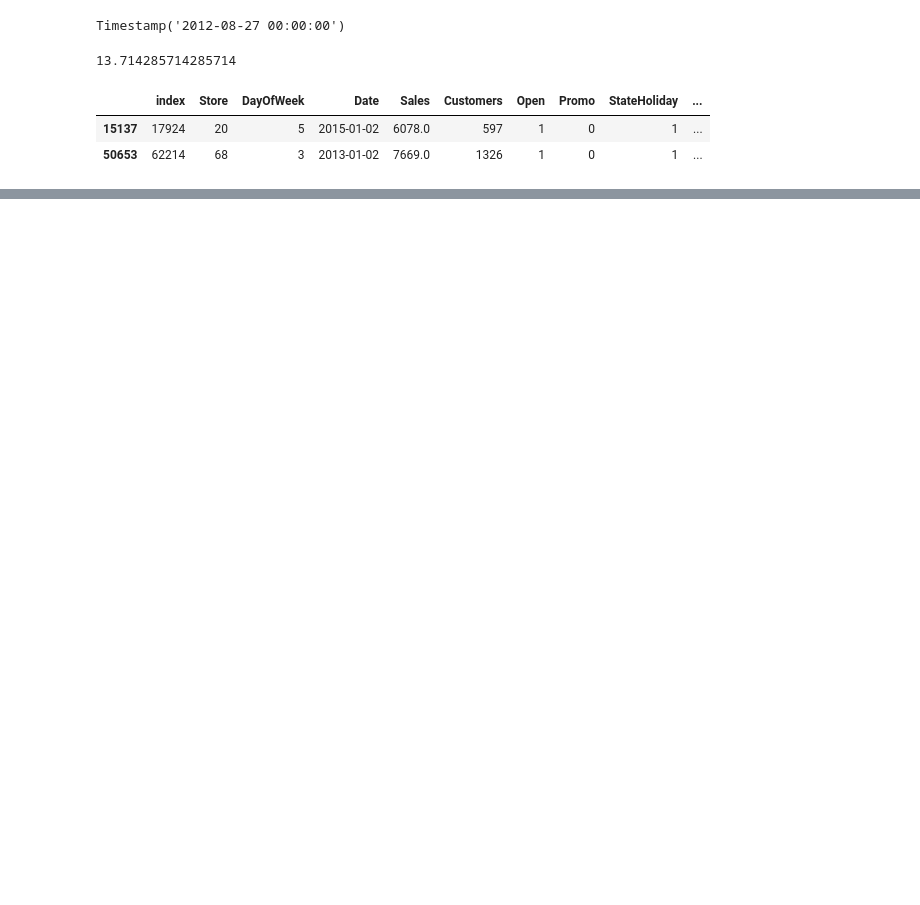
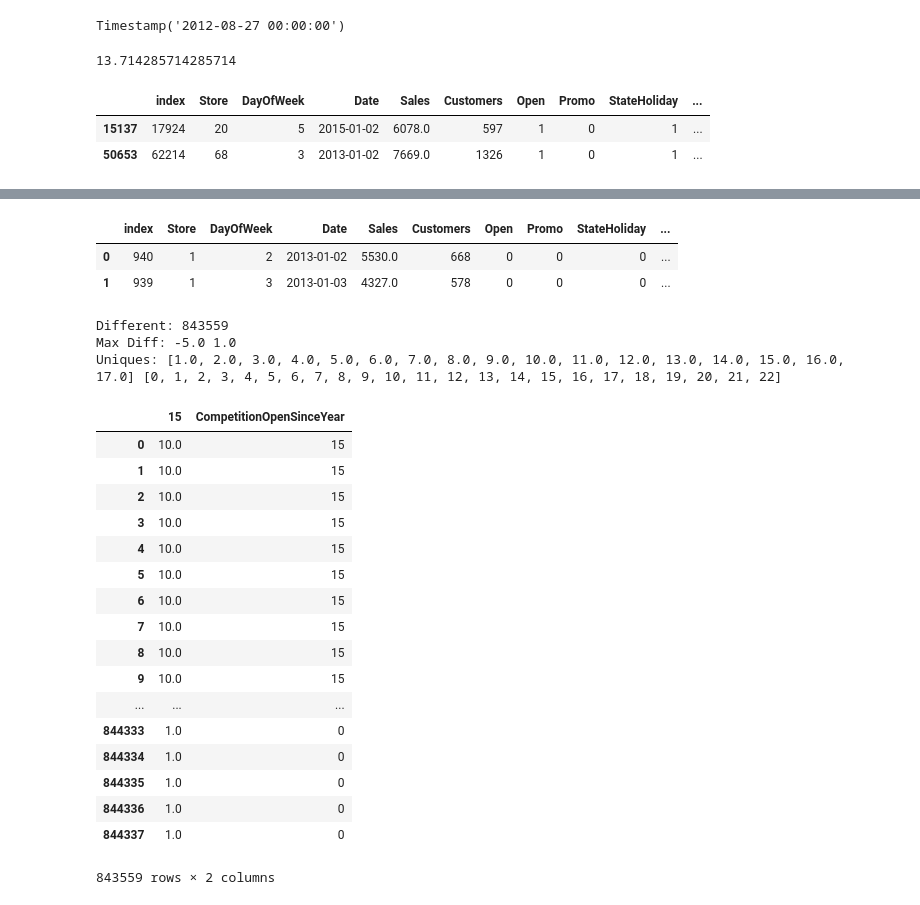
Before and after one commit to 7kbird/learning_notes, a Jupyter notebook: fast_ai/deeplearning/lesson14_rossman.ipynb, the cells around one changed output, grey strips where cells are left out. Drawn from its saved outputs; the diff is of its cells as text; code cells hidden in the pictures; blank space fills up the shorter version.

```diff
--- a/fast_ai/deeplearning/lesson14_rossman.ipynb
+++ b/fast_ai/deeplearning/lesson14_rossman.ipynb
@@ -1244,7 +1276,3 @@ array(['0', 'a', 'b', 'c'], dtype=object)
-# %%
-with open(os.path.join(data_root, 'train_processed.pkl'), 'rb') as f:
-    train_processed = pickle.load(f)
-train_processed = train_processed[train_processed.Sales!=0]
 # %%
 mapper = DataMapper(train_processed_k, max_cat_unique=30)
 mapper.fit()
@@ -1449,0 +1327,2 @@ mapper.fit(train_processed)
+# %%
+sorted_k = train_processed_k.sort_values(['0', '3', '4', '5']).reset_index(drop=True)
@@ -1449,0 +1381,28 @@ mapper.fit(train_processed)
+# %%
+sorted_t = sorted_t_back.copy()
+# %%
+from collections import OrderedDict
+
+def compare_df(k_name, t_name):
+    dic = OrderedDict()
+    dic[k_name] = sorted_k[k_name]
+    dic[t_name] = sorted_t[t_name]
+    if not np.allclose(sorted_k[k_name], sorted_t[t_name]):
+        print('Different:', np.count_nonzero((sorted_k[k_name] != sorted_t[t_name])))
+        print('Max Diff:', np.min(sorted_k[k_name] - sorted_t[t_name]), np.max(sorted_k[k_name] - sorted_t[t_name]))
+        unique_k, unique_t = sorted(sorted_k[k_name].unique()), sorted(sorted_t[t_name].unique())
+        if len(unique_k) < 20:
+            print('Uniques:', unique_k, unique_t)
+        else:
+            print('Uniques:', len(unique_k), len(unique_t))
+    else:
+        print('All same')
+    return pd.DataFrame.from_dict(dic)
+
+def show_diff(k_name, t_name, src=None):
+    if not src:
+        return compare_df(k_name, t_name)[sorted_k[k_name] != sorted_t[t_name]]
+    elif src == 'k':
+        return sorted_k[sorted_k[k_name] != sorted_t[t_name]]
+    elif src == 't':
+        return sorted_t[sorted_k[k_name] != sorted_t[t_name]]
@@ -1449,0 +1426,30 @@ mapper.fit(train_processed)
+# %%
+sorted_t.iloc[:2]
+# %% [output]
+|  | index | Store | DayOfWeek | Date | Sales | Customers | Open | Promo | StateHoliday | ... |
+| 0 | 940 | 1 | 2 | 2013-01-02 | 5530.0 | 668 | 0 | 0 | 0 | ... |
+| 1 | 939 | 1 | 3 | 2013-01-03 | 4327.0 | 578 | 0 | 0 | 0 | ... |
+# %%
+show_diff('15', 'CompetitionOpenSinceYear')
+# %% [output]
+Different: 843559
+Max Diff: -5.0 1.0
+Uniques: [1.0, 2.0, 3.0, 4.0, 5.0, 6.0, 7.0, 8.0, 9.0, 10.0, 11.0, 12.0, 13.0, 14.0, 15.0, 16.0, 17.0] [0, 1, 2, 3, 4, 5, 6, 7, 8, 9, 10, 11, 12, 13, 14, 15, 16, 17, 18, 19, 20, 21, 22]
+|  | 15 | CompetitionOpenSinceYear |
+| 0 | 10.0 | 15 |
+| 1 | 10.0 | 15 |
+| 2 | 10.0 | 15 |
+| 3 | 10.0 | 15 |
+| 4 | 10.0 | 15 |
+| 5 | 10.0 | 15 |
+| 6 | 10.0 | 15 |
+| 7 | 10.0 | 15 |
+| 8 | 10.0 | 15 |
+| 9 | 10.0 | 15 |
+| ... | ... | ... |
+| 844333 | 1.0 | 0 |
+| 844334 | 1.0 | 0 |
+| 844335 | 1.0 | 0 |
+| 844336 | 1.0 | 0 |
+| 844337 | 1.0 | 0 |
+843559 rows × 2 columns
```
Also changed, not shown: parts of 83 cells of this notebook.
